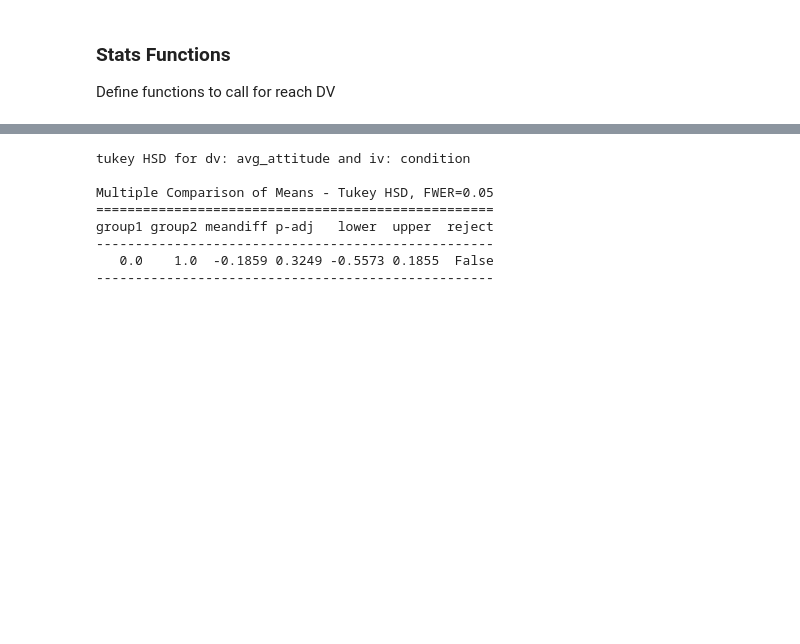
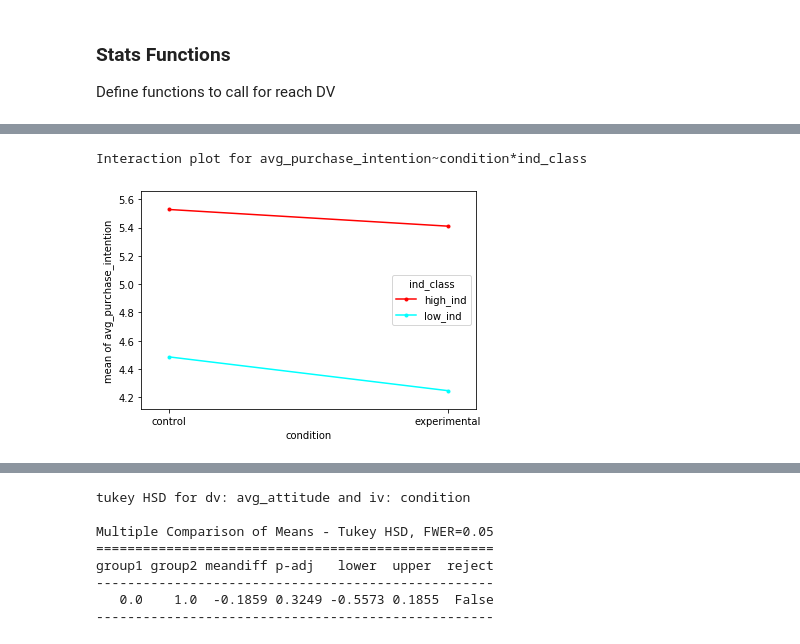
Before and after one commit to kat-tian/Machine-Learning-Practice, a Jupyter notebook: dissertation.ipynb, the cells around one changed output, grey strips where cells are left out. Saved outputs shown, nothing was run; the diff lists cells and outputs as text; code cells hidden in the pictures; blank space fills up the shorter version.

```diff
--- a/dissertation.ipynb
+++ b/dissertation.ipynb
@@ -531,0 +663,5 @@ def tukey_HSD(df, dependent,independent):
+# %%
+plot_interaction(ind_col, 'avg_purchase_intention', 'condition', 'ind_class')
+# %% [output]
+Interaction plot for avg_purchase_intention~condition*ind_class
+[figure, added]
```
Also changed, not shown: parts of 38 cells of this notebook.
